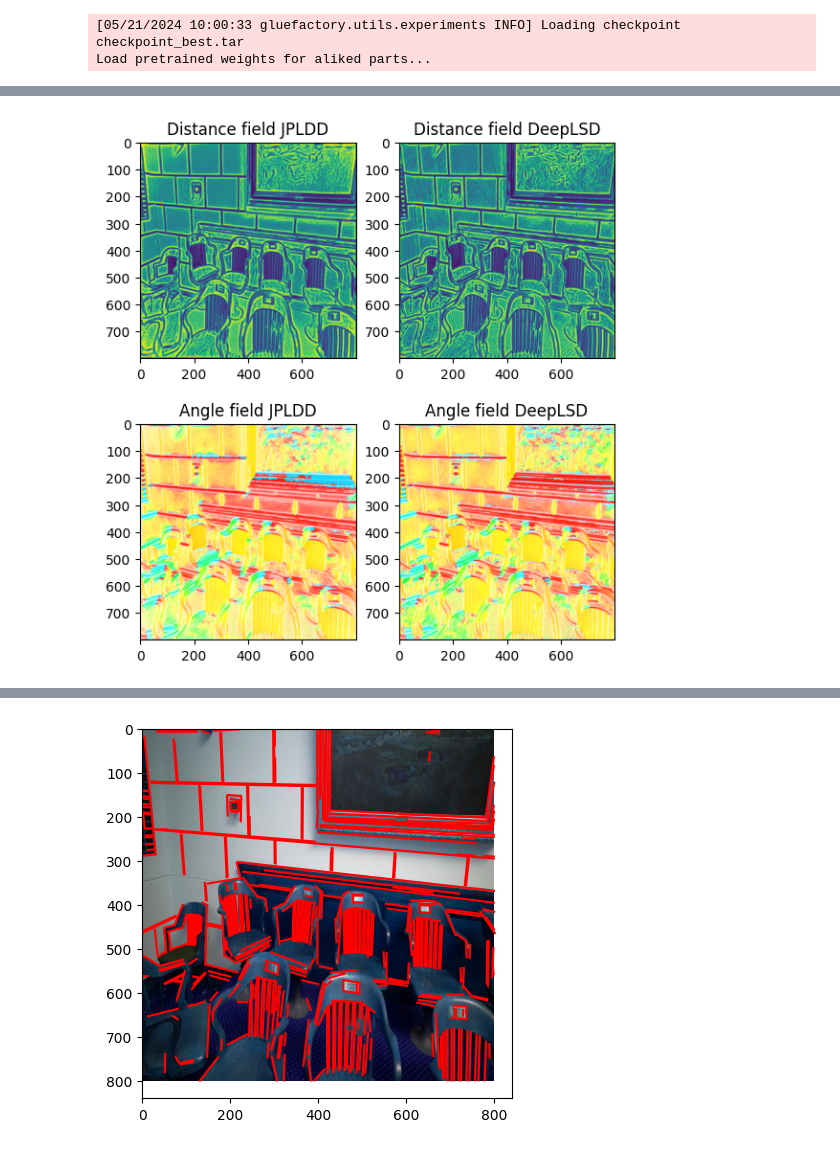
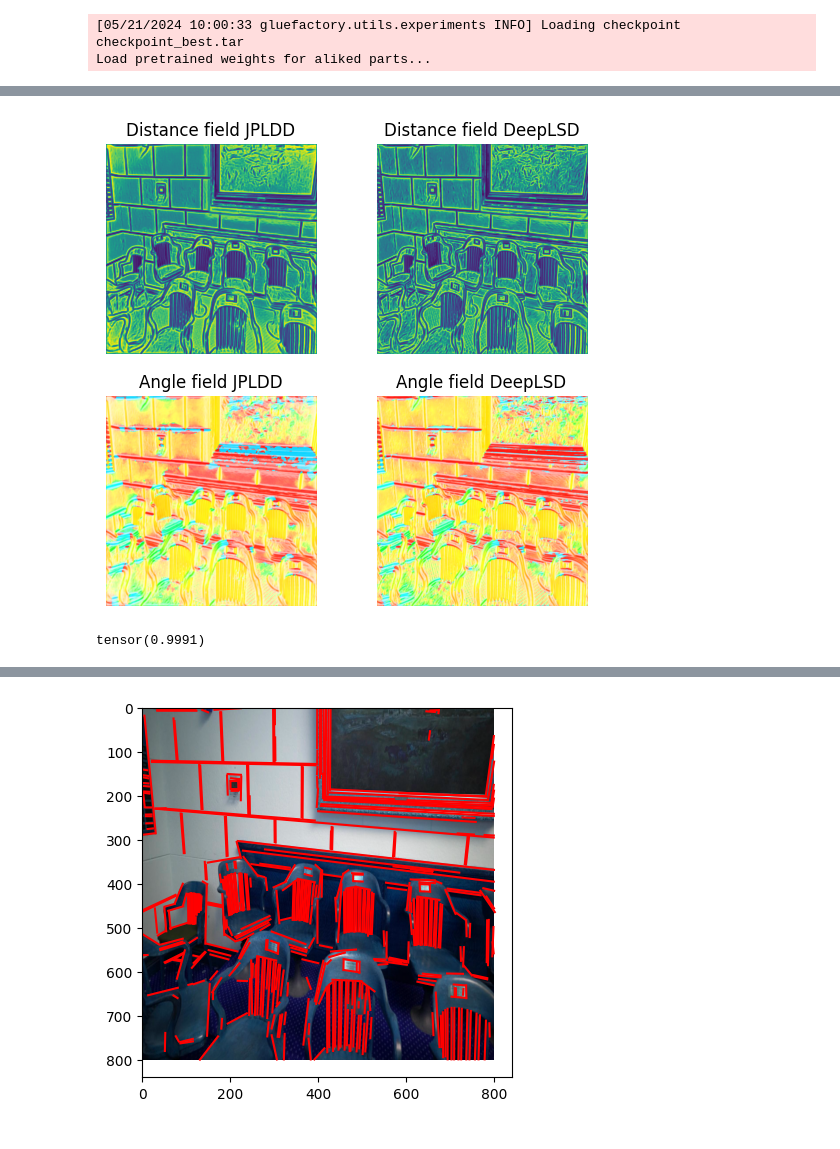
Before and after one commit to ewgoedeke/glue-factory, a Jupyter notebook: notebooks/training_visualization.ipynb, the cells around one changed output, grey strips where cells are left out. Saved outputs shown, nothing was run; the diff lists cells and outputs as text; code cells hidden in the pictures.

```diff
--- a/notebooks/training_visualization.ipynb
+++ b/notebooks/training_visualization.ipynb
@@ -101,15 +104,23 @@ angle_field_deeplsd = output_deeplsd["line_level"][0]
 # %%
 f, axarr = plt.subplots(2,2)
 
 # use the created array to output your multiple images. In this case I have stacked 4 images vertically
 axarr[0][0].imshow(distance_field_jpldd)
+axarr[0][0].axis("off")
 axarr[0][0].set_title("Distance field JPLDD")
 axarr[1][0].imshow(get_flow_vis(distance_field_jpldd,angle_field_jpldd))
+axarr[1][0].axis("off")
 axarr[1][0].set_title("Angle field JPLDD")
 axarr[0][1].imshow(distance_field_deeplsd)
 axarr[0][1].set_title("Distance field DeepLSD")
+axarr[0][1].axis("off")
 axarr[1][1].imshow(get_flow_vis(distance_field_deeplsd,angle_field_deeplsd))
 axarr[1][1].set_title("Angle field DeepLSD")
-f.set_figheight(7)
+axarr[1][1].axis("off")
+f.set_figheight(6)
 # %% [output]
-[figure, old version]
+[figure, new version]
+# %%
+output_superpoint["heatmap"][0].max()
+# %% [output]
+tensor(0.9991)
```
Also changed, not shown: parts of 3 cells of this notebook.
